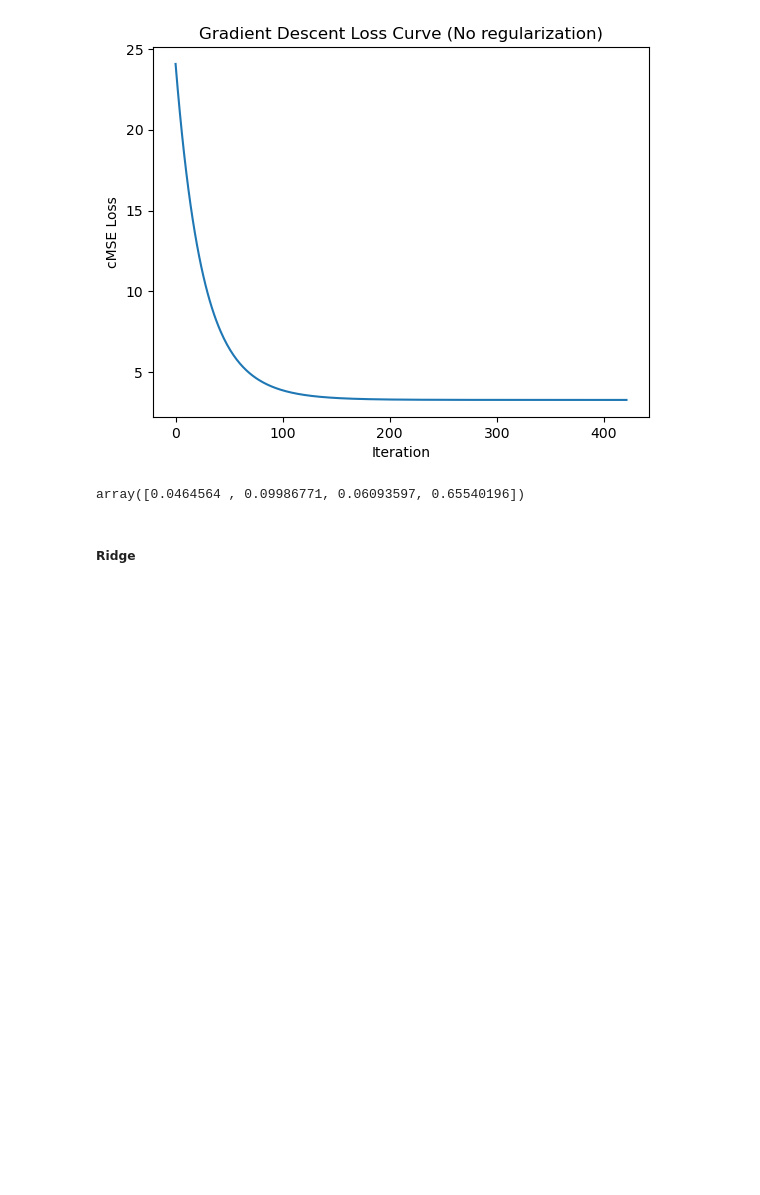
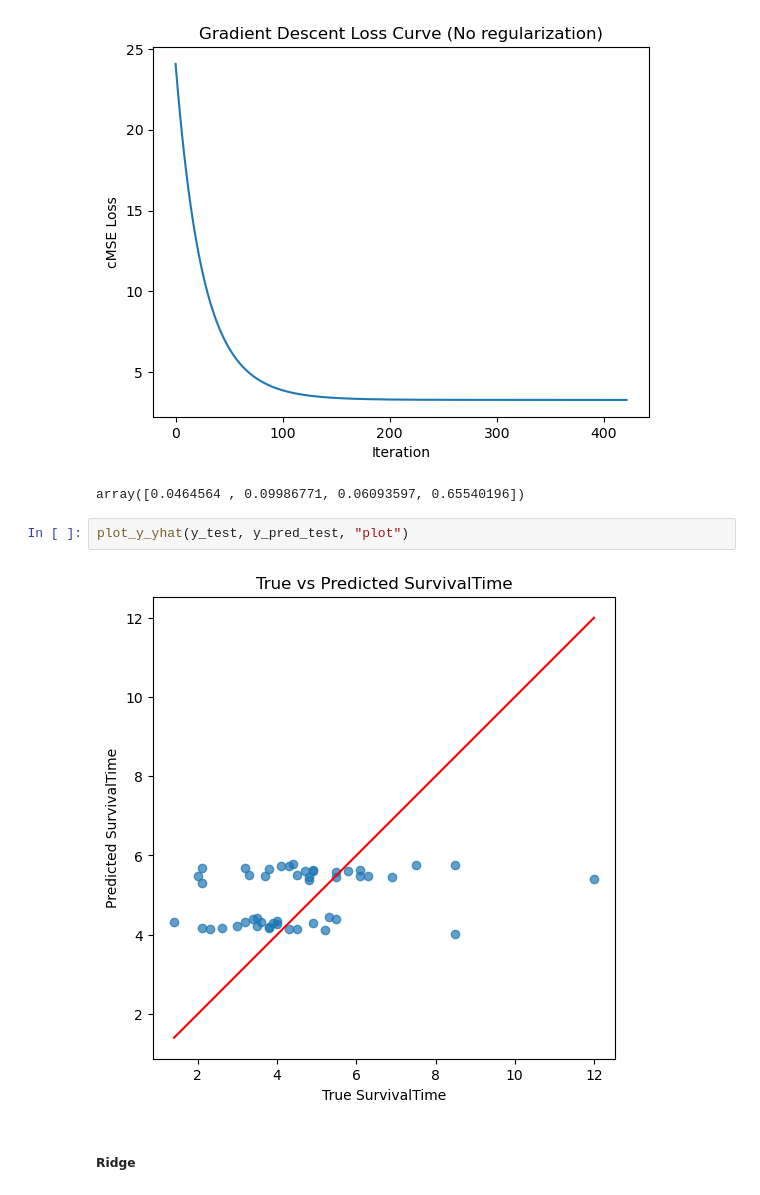
Before and after one commit to RenatoViola/AA_Assignment_2, a Jupyter notebook: Code/Task_1.ipynb, the cells around one changed output. Drawn from its saved outputs; the diff is of its cells as text; blank space fills up the shorter version.

```diff
--- a/Code/Task_1.ipynb
+++ b/Code/Task_1.ipynb
@@ -244,6 +292,10 @@ Training cMSE: 3.2812469296735487
 Test cMSE: 2.8541970764514395
 [figure]
 array([0.0464564 , 0.09986771, 0.06093597, 0.65540196])
+# %%
+plot_y_yhat(y_test, y_pred_test, "plot")
+# %% [output]
+[figure, added]
 # %% [markdown]
 ##### Ridge
 # %%
```
Also changed, not shown: parts of 12 cells of this notebook, 4 other files.
